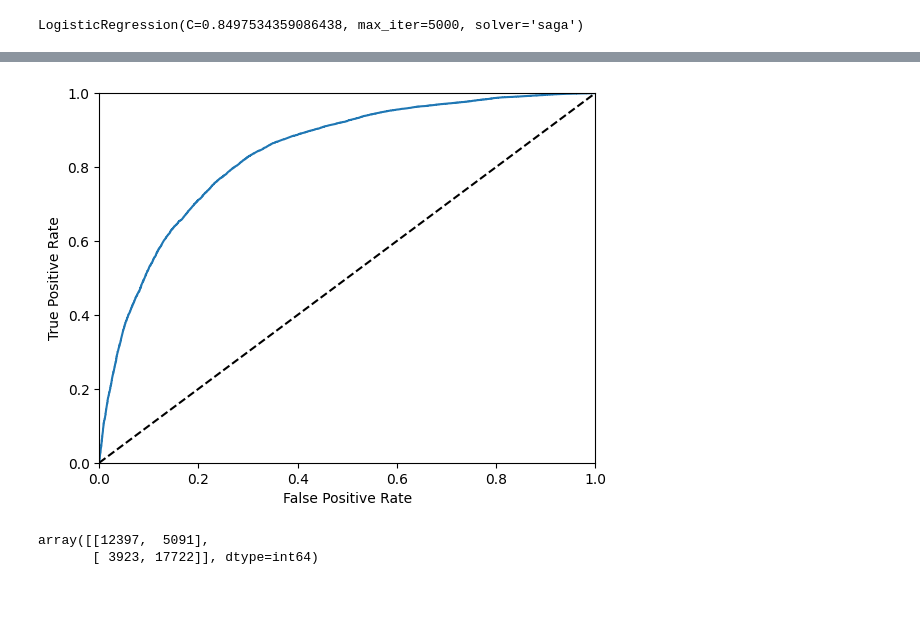
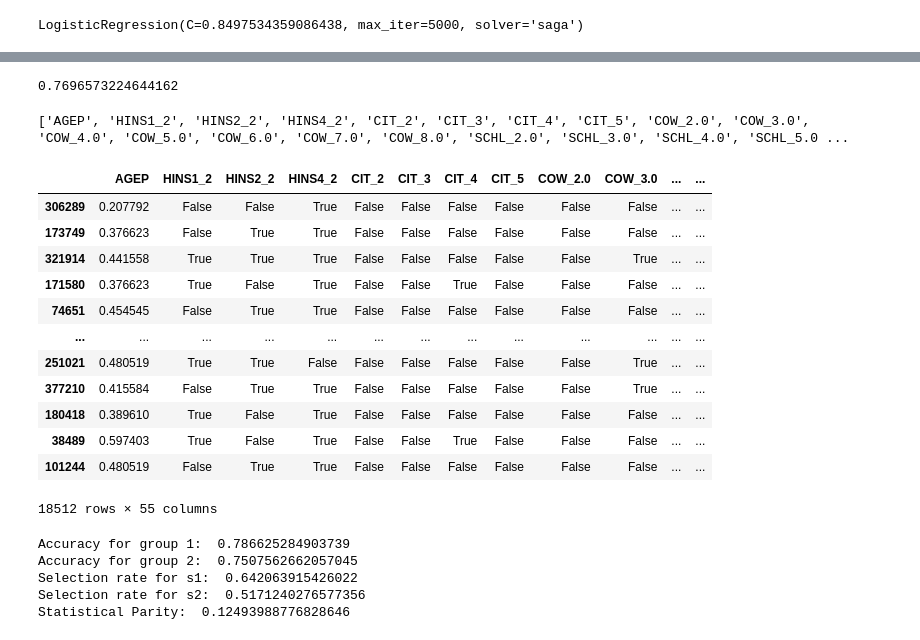
Before and after one commit to Steinar-Slette/AF_mandatory, a Jupyter notebook: notebooks/logistic_regression.ipynb, the cells around one changed output, grey strips where cells are left out. Cells and saved outputs as stored; diff of their text form; code cells hidden in the pictures; blank space fills up the shorter version.

```diff
--- a/notebooks/logistic_regression.ipynb
+++ b/notebooks/logistic_regression.ipynb
@@ -125,22 +73,0 @@ Name: SEX_2, Length: 156532, dtype: bool
-# %%
-import sklearn.metrics as metrics
-predictions = model.predict_proba(X_test)
-fpr, tpr, thresholds = metrics.roc_curve(y_test, predictions[:,1])
-roc_auc = metrics.auc(fpr, tpr)
-
-import matplotlib.pyplot as plt
-plt.plot(fpr, tpr, label='ROC curve (area = %0.2f)' % roc_auc)
-plt.plot([0, 1], [0, 1], 'k--')
-plt.xlim([0.0, 1.0])
-plt.ylim([0.0, 1.0])
-plt.xlabel('False Positive Rate')
-plt.ylabel('True Positive Rate')
-plt.show()
-# %% [output]
-[figure, removed]
-# %%
-cm = confusion_matrix(y_test, model.predict(X_test))
-cm
-# %% [output]
-array([[12397,  5091],
-       [ 3923, 17722]], dtype=int64)
@@ -146,0 +78,54 @@ array([[12397,  5091],
+# %%
+model.score(X_test, y_test)
+# %% [output]
+0.7696573224644162
+# %%
+print(list(X_test))
+
+X_test.loc[X_test["SEX_2"]]
+# %% [output]
+['AGEP', 'HINS1_2', 'HINS2_2', 'HINS4_2', 'CIT_2', 'CIT_3', 'CIT_4', 'CIT_5', 'COW_2.0', 'COW_3.0', 'COW_4.0', 'COW_5.0', 'COW_6.0', 'COW_7.0', 'COW_8.0', 'SCHL_2.0', 'SCHL_3.0', 'SCHL_4.0', 'SCHL_5.0 ...
+|  | AGEP | HINS1_2 | HINS2_2 | HINS4_2 | CIT_2 | CIT_3 | CIT_4 | CIT_5 | COW_2.0 | COW_3.0 | ... | ... |
+| 306289 | 0.207792 | False | False | True | False | False | False | False | False | False | ... | ... |
+| 173749 | 0.376623 | False | True | True | False | False | False | False | False | False | ... | ... |
+| 321914 | 0.441558 | True | True | True | False | False | False | False | False | True | ... | ... |
+| 171580 | 0.376623 | True | False | True | False | False | True | False | False | False | ... | ... |
+| 74651 | 0.454545 | False | True | True | False | False | False | False | False | False | ... | ... |
+| ... | ... | ... | ... | ... | ... | ... | ... | ... | ... | ... | ... | ... |
+| 251021 | 0.480519 | True | True | False | False | False | False | False | False | True | ... | ... |
+| 377210 | 0.415584 | False | True | True | False | False | False | False | False | True | ... | ... |
+| 180418 | 0.389610 | True | False | True | False | False | False | False | False | False | ... | ... |
+| 38489 | 0.597403 | True | False | True | False | False | True | False | False | False | ... | ... |
+| 101244 | 0.480519 | False | True | True | False | False | False | False | False | False | ... | ... |
+18512 rows × 55 columns
+# %%
+X_test = X_test.reset_index(drop=True)
+s2 = X_test.query("SEX_2 == True")
+s1 = X_test.query("SEX_2 == False")
+
+true_s1 = []
+for i in s1.index:
+    true_s1.append(y_test[i])
+true_s2 = []
+for i in s2.index:
+    true_s2.append(y_test[i])
+
+preds_s2 = model.predict(s2)
+preds_s1 = model.predict(s1)
+
+statistical_parity = np.mean(preds_s1) - np.mean(preds_s2)
+# Compare outcomes across groups
+print("Accuracy for group 1: ", accuracy_score(true_s1, preds_s1))
+print("Accuracy for group 2: ", accuracy_score(true_s2, preds_s2))
+fpr1, tpr1, thresholds1 = roc_curve(true_s1, preds_s1)
+fpr2, tpr2, thresholds2 = roc_curve(true_s2, preds_s2)
+
+print('Selection rate for s1: ', np.sum(preds_s1)/len(preds_s1))
+print('Selection rate for s2: ', np.sum(preds_s2)/len(preds_s2))
+print('Statistical Parity: ', statistical_parity)
+# %% [output]
+Accuracy for group 1:  0.786625284903739
+Accuracy for group 2:  0.7507562662057045
+Selection rate for s1:  0.642063915426022
+Selection rate for s2:  0.5171240276577356
+Statistical Parity:  0.12493988776828646
```
Also changed, not shown: parts of 11 cells of this notebook.
